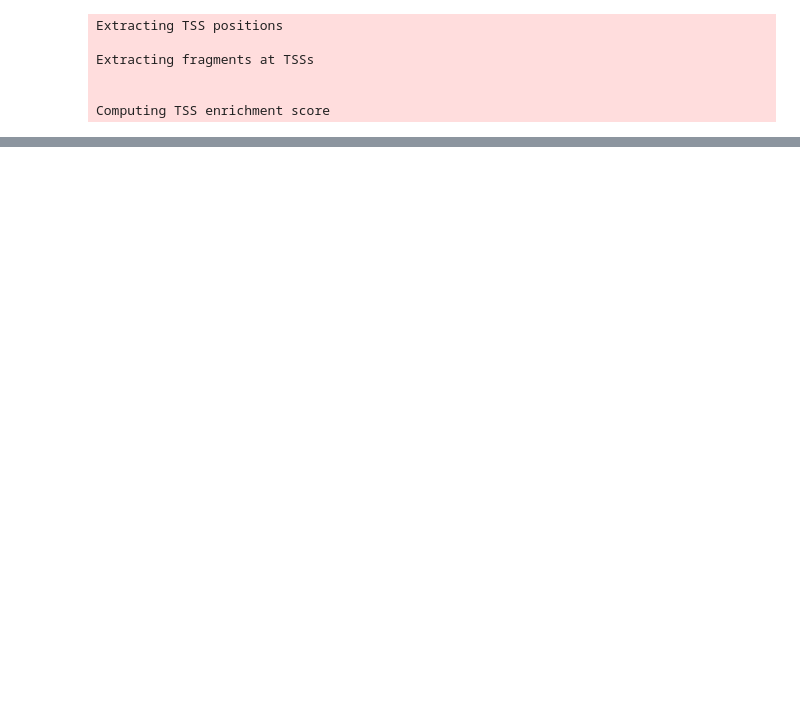
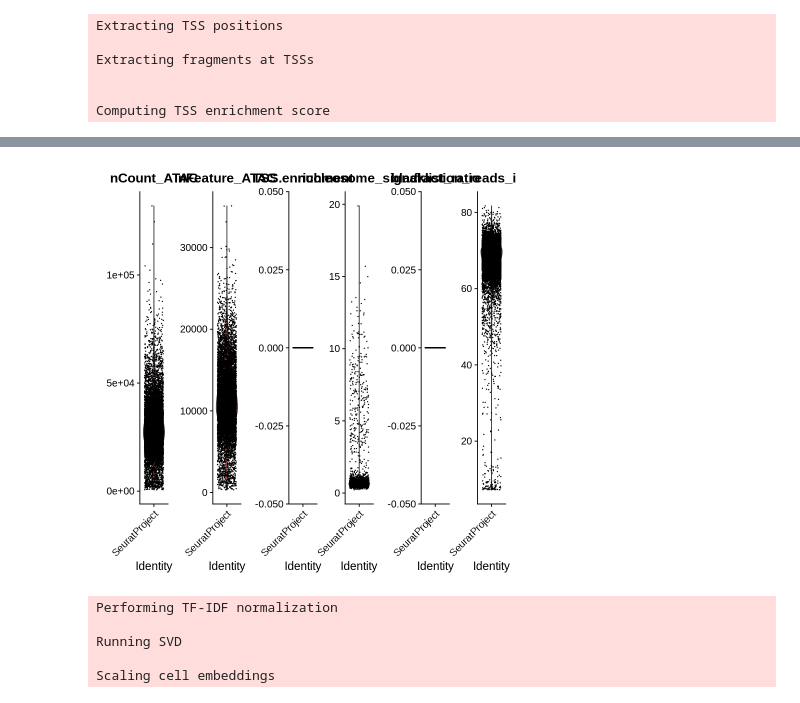
Before and after one commit to NikitaArya17/next_generation_sequencing_projects, a Jupyter notebook: single-cell atac sequencing data/human_pbmc_data.ipynb, the cells around one changed output, grey strips where cells are left out. Saved outputs shown, nothing was run; the diff lists cells and outputs as text; code cells hidden in the pictures; blank space fills up the shorter version.

```diff
--- a/single-cell atac sequencing data/human_pbmc_data.ipynb
+++ b/single-cell atac sequencing data/human_pbmc_data.ipynb
@@ -366,0 +395,6 @@ DensityScatter(pbmc, x = "nCount_ATAC", y = "TSS.enrichment", log_x = TRUE, quan
+# %%
+VlnPlot(object = pbmc,
+                features = c("nCount_ATAC", "nFeature_ATAC", "TSS.enrichment", "nucleosome_signal", "blacklist_ratio", "fraction_reads_in_peaks"),
+                pt.size = 0.1,
+                ncol = 6)
+# %% [output]
@@ -366,0 +405 @@ DensityScatter(pbmc, x = "nCount_ATAC", y = "TSS.enrichment", log_x = TRUE, quan
+[figure, added]
@@ -366,0 +414,12 @@ DensityScatter(pbmc, x = "nCount_ATAC", y = "TSS.enrichment", log_x = TRUE, quan
+# %%
+#Normalisation for differences in cellular sequencing depth across cells and peaks
+
+pbmc <- RunTFIDF(pbmc)
+pbmc <- FindTopFeatures(pbmc, min.cutoff = 'q0') #selecting top features
+pbmc <- RunSVD(pbmc) #Dimensionality reduction
+# %% [output]
+Performing TF-IDF normalization
+
+Running SVD
+
+Scaling cell embeddings
```
Also changed, not shown: parts of 19 cells of this notebook.
